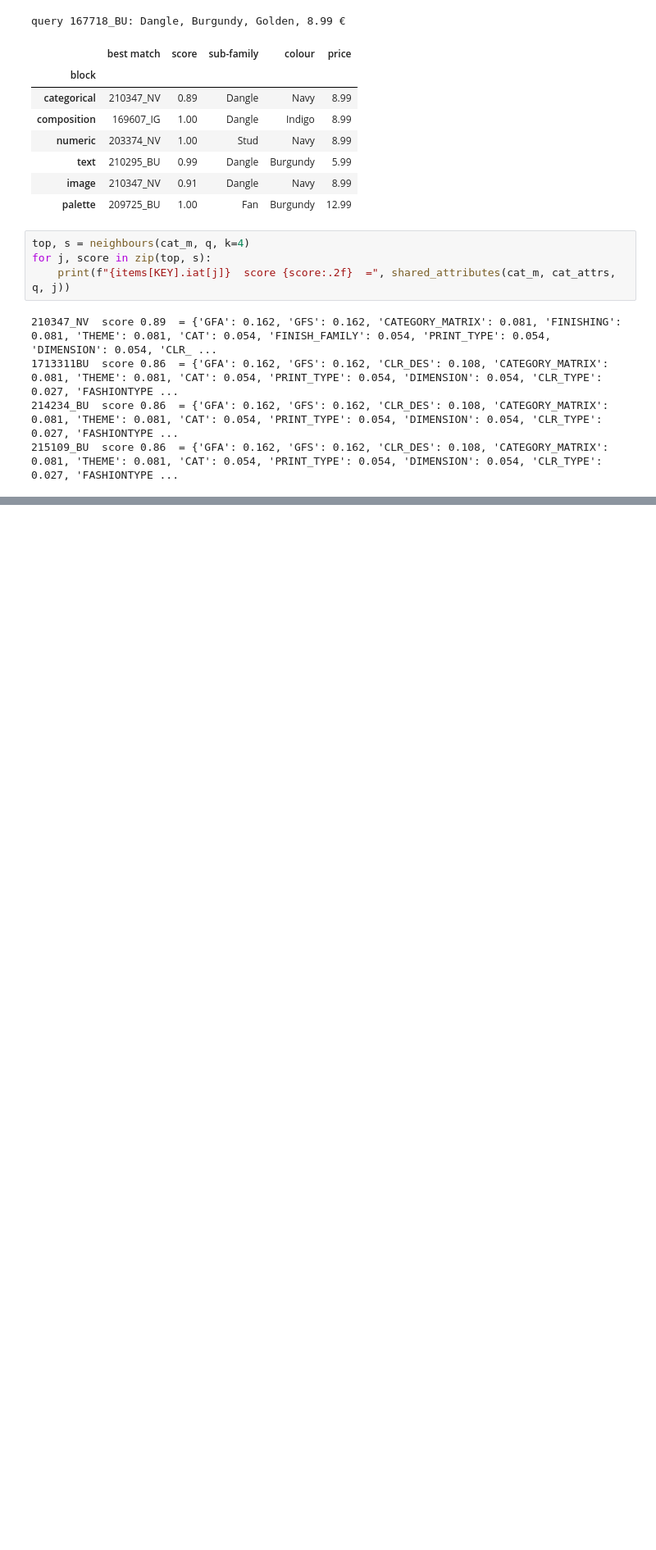
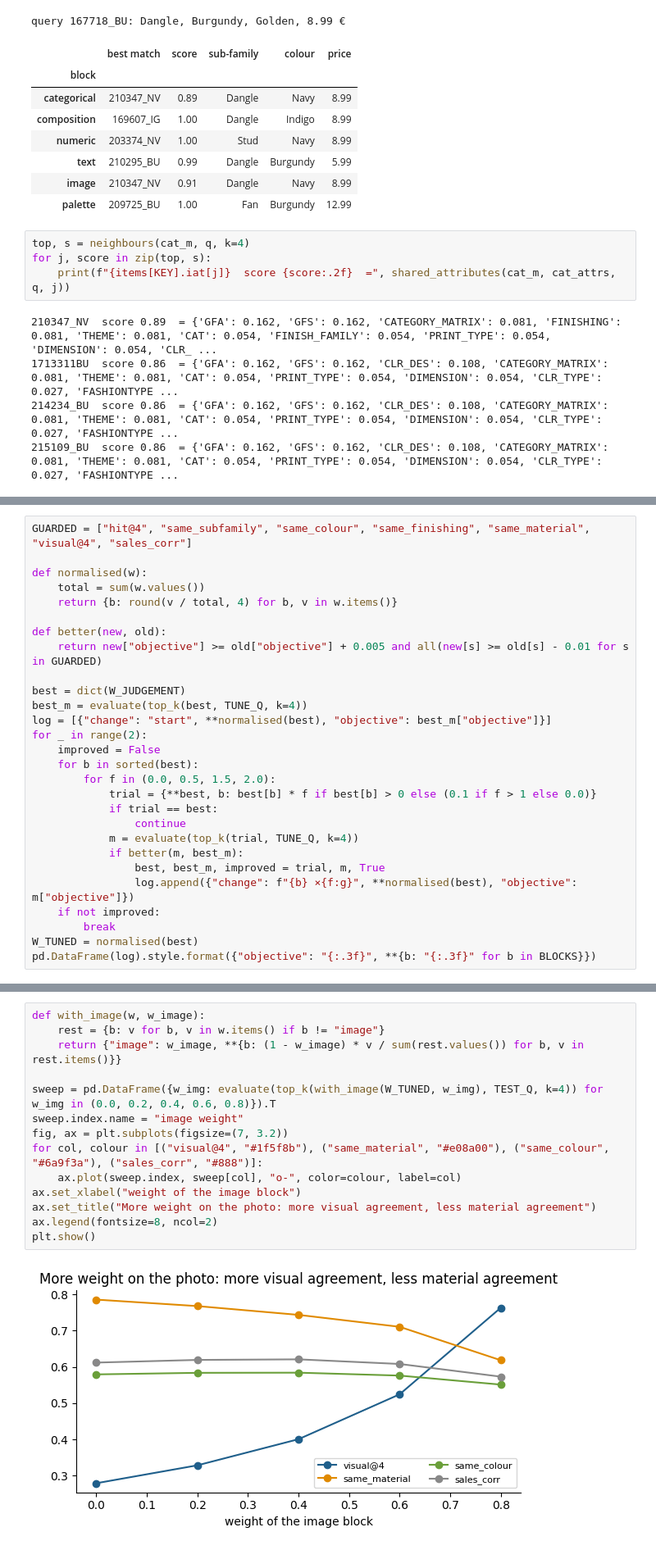
Before and after one commit to therealblitz00/ECQ, a Jupyter notebook: notebooks/phase2_features.ipynb, the cells around one changed output, grey strips where cells are left out. Shown at 82% size. Cells and saved outputs as stored; diff of their text form; blank space fills up the shorter version.

```diff
--- a/notebooks/phase2_features.ipynb
+++ b/notebooks/phase2_features.ipynb
@@ -739,0 +927,28 @@ and a reference colour per colour name, measured on the photos, for the explanat
+# %%
+GUARDED = ["hit@4", "same_subfamily", "same_colour", "same_finishing", "same_material", "visual@4", "sales_corr"]
+
+def normalised(w):
+    total = sum(w.values())
+    return {b: round(v / total, 4) for b, v in w.items()}
+
+def better(new, old):
+    return new["objective"] >= old["objective"] + 0.005 and all(new[s] >= old[s] - 0.01 for s in GUARDED)
+
+best = dict(W_JUDGEMENT)
+best_m = evaluate(top_k(best, TUNE_Q, k=4))
+log = [{"change": "start", **normalised(best), "objective": best_m["objective"]}]
+for _ in range(2):
+    improved = False
+    for b in sorted(best):
+        for f in (0.0, 0.5, 1.5, 2.0):
+            trial = {**best, b: best[b] * f if best[b] > 0 else (0.1 if f > 1 else 0.0)}
+            if trial == best:
+                continue
+            m = evaluate(top_k(trial, TUNE_Q, k=4))
+            if better(m, best_m):
+                best, best_m, improved = trial, m, True
+                log.append({"change": f"{b} ×{f:g}", **normalised(best), "objective": m["objective"]})
+    if not improved:
+        break
+W_TUNED = normalised(best)
+pd.DataFrame(log).style.format({"objective": "{:.3f}", **{b: "{:.3f}" for b in BLOCKS}})
@@ -739,0 +966,16 @@ and a reference colour per colour name, measured on the photos, for the explanat
+# %%
+def with_image(w, w_image):
+    rest = {b: v for b, v in w.items() if b != "image"}
+    return {"image": w_image, **{b: (1 - w_image) * v / sum(rest.values()) for b, v in rest.items()}}
+
+sweep = pd.DataFrame({w_img: evaluate(top_k(with_image(W_TUNED, w_img), TEST_Q, k=4)) for w_img in (0.0, 0.2, 0.4, 0.6, 0.8)}).T
+sweep.index.name = "image weight"
+fig, ax = plt.subplots(figsize=(7, 3.2))
+for col, colour in [("visual@4", "#1f5f8b"), ("same_material", "#e08a00"), ("same_colour", "#6a9f3a"), ("sales_corr", "#888")]:
+    ax.plot(sweep.index, sweep[col], "o-", color=colour, label=col)
+ax.set_xlabel("weight of the image block")
+ax.set_title("More weight on the photo: more visual agreement, less material agreement")
+ax.legend(fontsize=8, ncol=2)
+plt.show()
+# %% [output]
+[figure, added]
```
Also changed, not shown: parts of 29 cells of this notebook, 3 other files.
